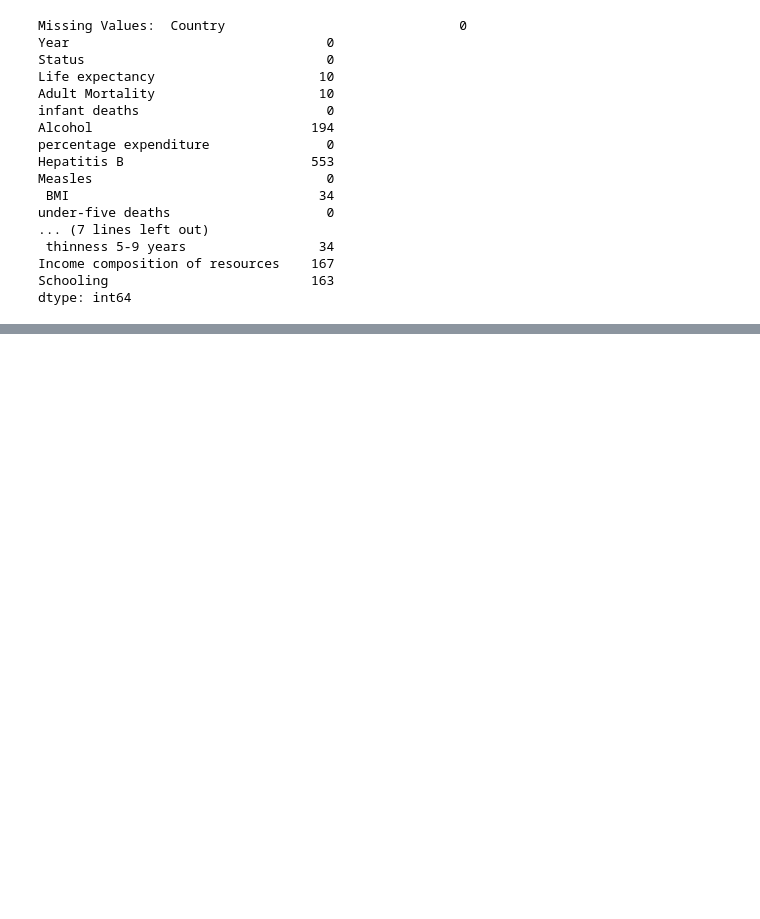
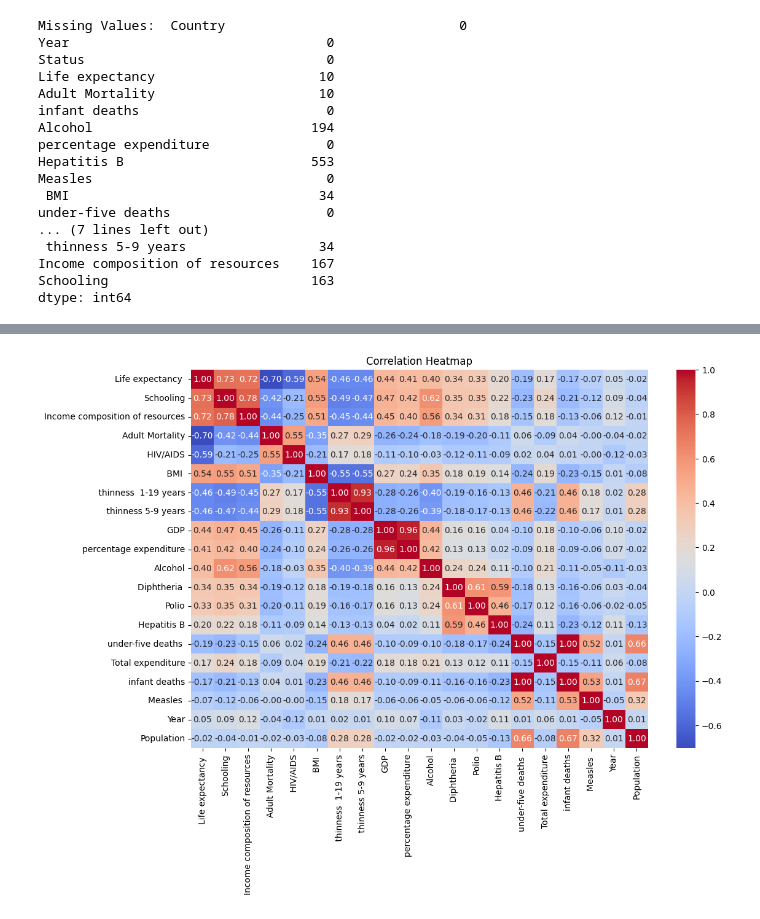
Before and after one commit to MeherajUlMahmmud/Misc, a Jupyter notebook: ML/LifeExpectency/42.ipynb, the cells around one changed output, grey strips where cells are left out. Drawn from its saved outputs; the diff is of its cells as text; code cells hidden in the pictures; blank space fills up the shorter version.

```diff
--- a/ML/LifeExpectency/42.ipynb
+++ b/ML/LifeExpectency/42.ipynb
@@ -19,5 +22,5 @@ from sklearn.impute import SimpleImputer
 # %%
-dataset = pd.read_csv('Datasets/Life Expectancy Data.csv')
+dataset = pd.read_csv('Life Expectancy Data.csv')
 
 dataset.head()
 # %% [output]
@@ -110,3 +78,27 @@ under-five deaths                    0
 Income composition of resources    167
 Schooling                          163
 dtype: int64
+# %%
+# Data Pre-processing
+dataset.dropna(inplace=True)
+
+dataset.drop(["Country", "Status"], axis=1, inplace=True)
+
+# columns
+print("Columns: ", dataset.columns)
+print()
+print()
+print()
+
+numeric_columns = dataset.select_dtypes(include=[np.number]).columns.tolist()
+
+
+
+print("Numeric Columns: ", numeric_columns)
+print()
+print()
+print()
+
+
+categorical_columns = dataset.select_dtypes(exclude=[np.number]).columns.tolist()
+print("Categorical Columns: ", categorical_columns)
@@ -112,0 +142,8 @@ dtype: int64
+# %%
+# Calculate correlation coefficients between each feature column and the target column
+correlation_with_target = dataset.corr()['Life expectancy ']
+
+# Sort the correlation coefficients in descending order to identify important columns
+important_columns = correlation_with_target.abs().sort_values(ascending=False).index
+print("Important columns based on correlation with target column:")
+print(important_columns)
@@ -112,0 +158,13 @@ dtype: int64
+# %%
+# Pairplot to visualize relationships between important columns
+# sns.pairplot(dataset[important_columns], kind='scatter')
+# plt.show()
+
+# Heatmap to visualize correlation between important columns
+plt.figure(figsize=(12, 8))
+sns.heatmap(dataset[important_columns].corr(),
+            annot=True, cmap='coolwarm', fmt='.2f')
+plt.title('Correlation Heatmap')
+plt.show()
+# %% [output]
+[figure, added]
```
Also changed, not shown: parts of 26 cells of this notebook.
